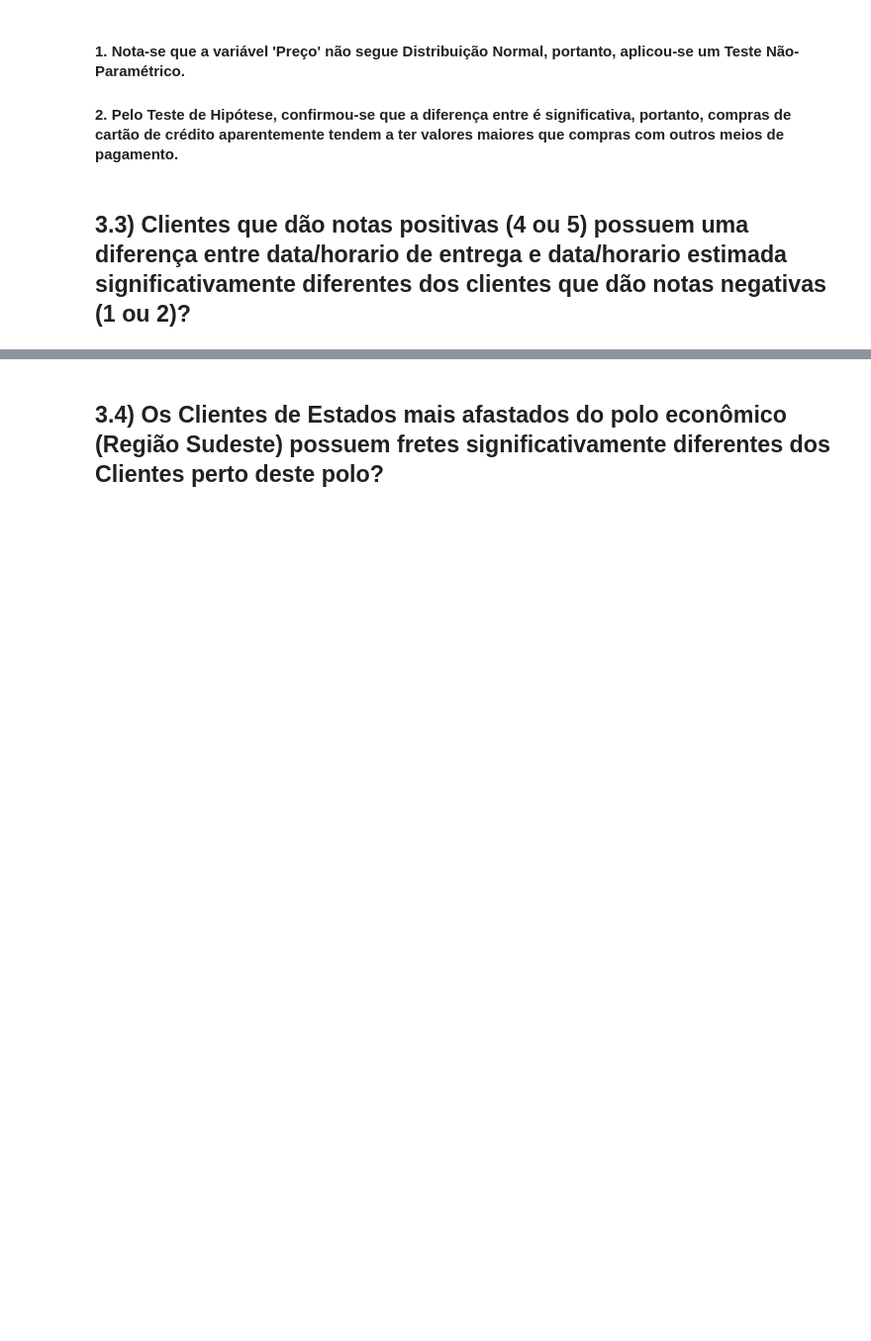
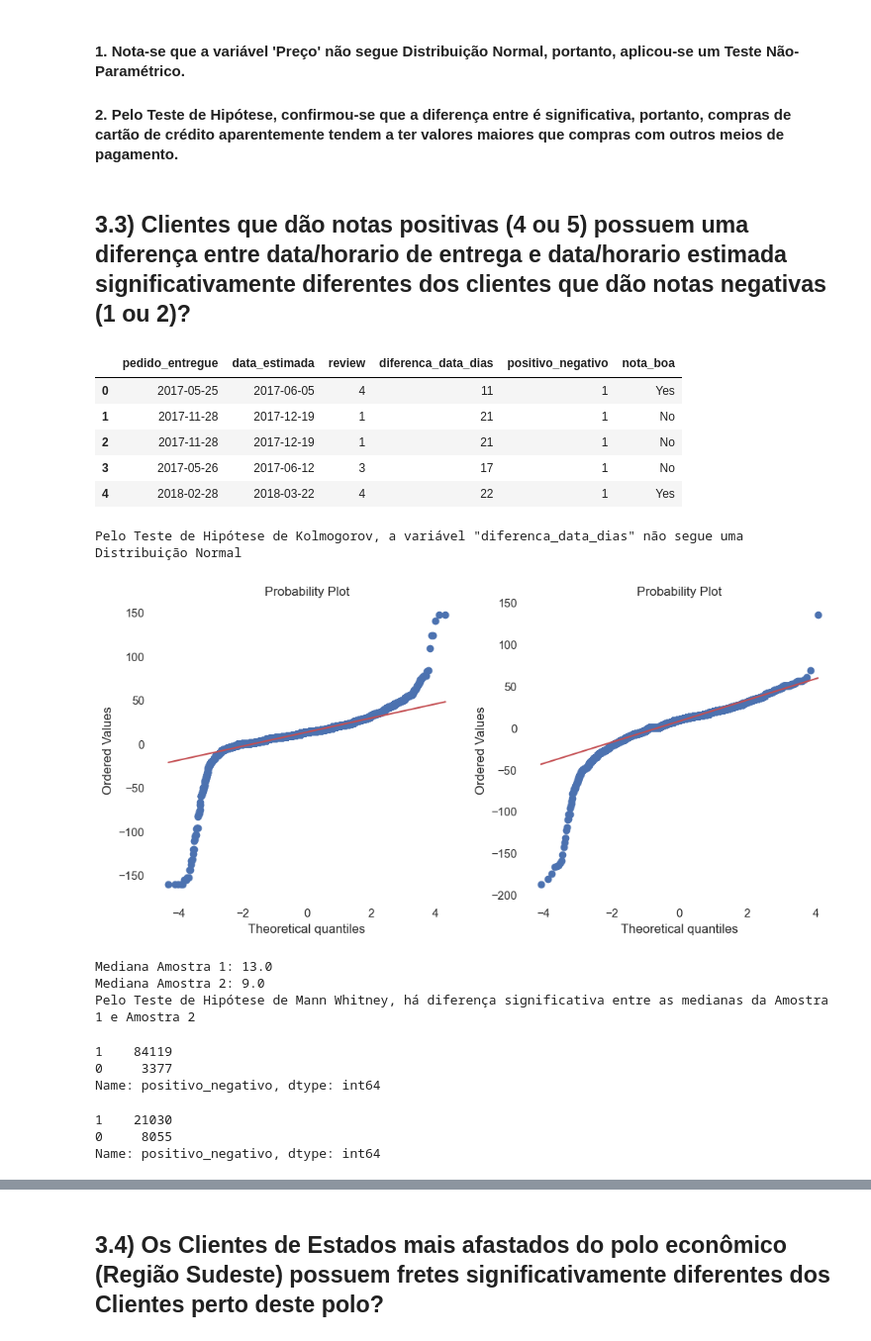
Before and after one commit to leonardovargas10/Modelo_Segmentacao_Clientes, a Jupyter notebook: segmentacao_clientes_marketing.ipynb, the cells around one changed output, grey strips where cells are left out. Shown: that part at 99% size. Cells and saved outputs as stored; diff of their text form; code cells hidden in the pictures; blank space fills up the shorter version.

```diff
--- a/segmentacao_clientes_marketing.ipynb
+++ b/segmentacao_clientes_marketing.ipynb
@@ -704,3 +704,41 @@ Pelo Teste de Hipótese de Mann Whitney, há diferença significativa entre as m
 #### 2. Pelo Teste de Hipótese, confirmou-se que a diferença entre é significativa, portanto, compras  de cartão de crédito aparentemente tendem a ter valores maiores que compras com outros meios de pagamento.
 # %% [markdown]
 ## 3.3) Clientes que dão notas positivas (4 ou 5) possuem uma diferença entre data/horario de entrega e data/horario estimada significativamente diferentes dos clientes que dão notas negativas (1 ou 2)?
+# %%
+df_horarios = df_trusted.copy()
+df_horarios = df_horarios[['pedido_entregue', 'data_estimada', 'review']]
+df_horarios['pedido_entregue'] = pd.to_datetime(df_horarios['pedido_entregue']).dt.date
+df_horarios['data_estimada'] = pd.to_datetime(df_horarios['data_estimada']).dt.date
+df_horarios['diferenca_data_dias'] = df_horarios['data_estimada'] - df_horarios['pedido_entregue']
+df_horarios['diferenca_data_dias'] = df_horarios['diferenca_data_dias'].apply(lambda x:int(str(x)[:8].replace(' 0', '').replace(' days', '').replace(' day', '').replace('NaT', '0')))
+df_horarios['positivo_negativo'] = np.where(df_horarios['diferenca_data_dias'] > 0, 1, 0)
+df_horarios['nota_boa'] = np.where((df_horarios['review'] == 4) | (df_horarios['review'] == 5), 'Yes', 'No')
+
+display(df_horarios.head())
+
+df_notas_boas= df_horarios.loc[df_horarios.nota_boa == 'Yes']
+df_outras_notas = df_horarios.loc[df_horarios.nota_boa == 'No']
+
+analisa_normalidade(df_notas_boas, df_outras_notas, 'diferenca_data_dias')
+teste_hipotese_duas_amostras_independentes(False, df_notas_boas, df_outras_notas, 'diferenca_data_dias')
+
+display((df_notas_boas.positivo_negativo.value_counts()))
+display(df_outras_notas.positivo_negativo.value_counts())
+# %% [output]
+|  | pedido_entregue | data_estimada | review | diferenca_data_dias | positivo_negativo | nota_boa |
+| 0 | 2017-05-25 | 2017-06-05 | 4 | 11 | 1 | Yes |
+| 1 | 2017-11-28 | 2017-12-19 | 1 | 21 | 1 | No |
+| 2 | 2017-11-28 | 2017-12-19 | 1 | 21 | 1 | No |
+| 3 | 2017-05-26 | 2017-06-12 | 3 | 17 | 1 | No |
+| 4 | 2018-02-28 | 2018-03-22 | 4 | 22 | 1 | Yes |
+Pelo Teste de Hipótese de Kolmogorov, a variável "diferenca_data_dias" não segue uma Distribuição Normal
+[figure, added]
+Mediana Amostra 1: 13.0
+Mediana Amostra 2: 9.0
+Pelo Teste de Hipótese de Mann Whitney, há diferença significativa entre as medianas da Amostra 1 e Amostra 2
+1    84119
+0     3377
+Name: positivo_negativo, dtype: int64
+1    21030
+0     8055
+Name: positivo_negativo, dtype: int64
```
Also changed, not shown: parts of 18 cells of this notebook.
